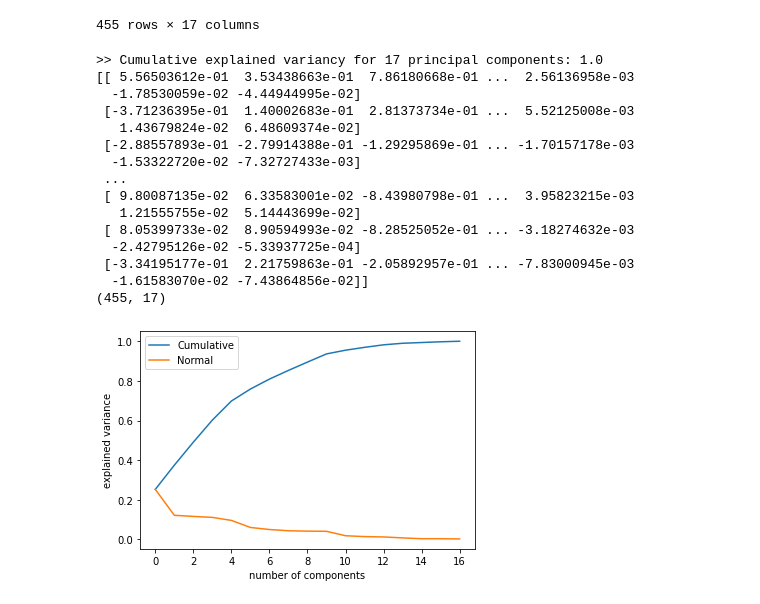
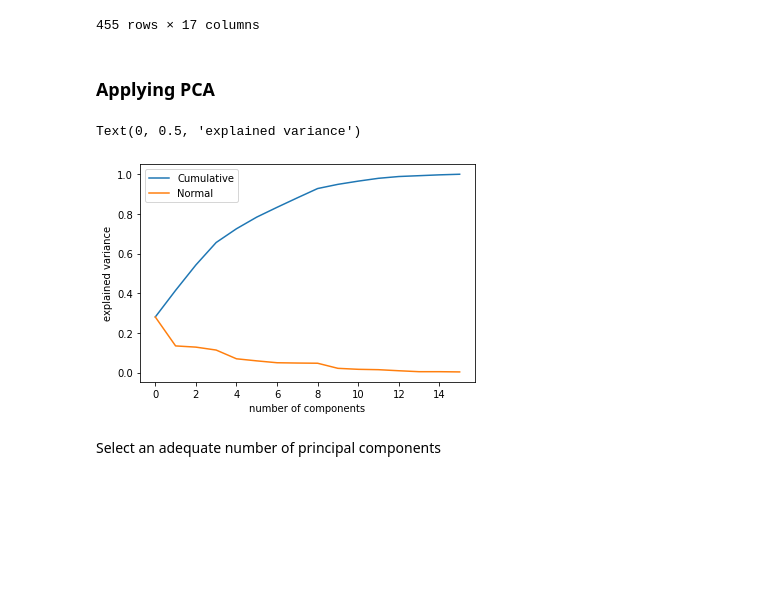
Before and after one commit to GiuseppeMoscarelli/Thoracic-Surgery, a Jupyter notebook: src/3_PCA.ipynb, the cells around one changed output. Saved outputs shown, nothing was run; the diff lists cells and outputs as text; code cells hidden in the pictures; blank space fills up the shorter version.

```diff
--- a/src/3_PCA.ipynb
+++ b/src/3_PCA.ipynb
@@ -66,32 +88,30 @@ remove_prefix(df_merged, 'Tumor_Size', 'OC')
 | 135 | 0.142857 | 0.337449 | 0.336283 | 0.5 | 0 | 0 | 0 | 1 | 0 | ... |
 | 136 | 0.142857 | 0.351852 | 0.398230 | 0.5 | 0 | 1 | 0 | 1 | 0 | ... |
 455 rows × 17 columns
+# %% [markdown]
+### Applying PCA
 # %%
-n_components=17
+n_components=16
+labels = df_merged.keys()
+x_labels = labels[:-1]
+y_label = labels[-1]
+
+X = df_merged[x_labels]
+y = df_merged[y_label]
 pca = PCA(n_components=n_components, random_state=42)
-pca_results = pca.fit_transform(df_merged.values)
+pca_results = pca.fit_transform(X.values)
+
+#Plot cumulative and proportional variance explained
 plt.plot(np.cumsum(pca.explained_variance_ratio_), label="Cumulative")
 plt.plot(pca.explained_variance_ratio_, label="Normal")
 plt.legend()
 plt.xlabel('number of components')
 plt.ylabel('explained variance')
 # %% [output]
->> Cumulative explained variancy for 17 principal components: 1.0
-[[ 5.56503612e-01  3.53438663e-01  7.86180668e-01 ...  2.56136958e-03
-  -1.78530059e-02 -4.44944995e-02]
- [-3.71236395e-01  1.40002683e-01  2.81373734e-01 ...  5.52125008e-03
-   1.43679824e-02  6.48609374e-02]
- [-2.88557893e-01 -2.79914388e-01 -1.29295869e-01 ... -1.70157178e-03
-  -1.53322720e-02 -7.32727433e-03]
- ...
- [ 9.80087135e-02  6.33583001e-02 -8.43980798e-01 ...  3.95823215e-03
-   1.21555755e-02  5.14443699e-02]
- [ 8.05399733e-02  8.90594993e-02 -8.28525052e-01 ... -3.18274632e-03
-  -2.42795126e-02 -5.33937725e-04]
- [-3.34195177e-01  2.21759863e-01 -2.05892957e-01 ... -7.83000945e-03
-  -1.61583070e-02 -7.43864856e-02]]
-(455, 17)
+Text(0, 0.5, 'explained variance')
-[figure, old version]
+[figure, new version]
+# %% [markdown]
+Select an adequate number of principal components
 # %%
 n_components=9
 pca = PCA(n_components=n_components, random_state=42)
```
Also changed, not shown: parts of 19 cells of this notebook, 7 other files.
